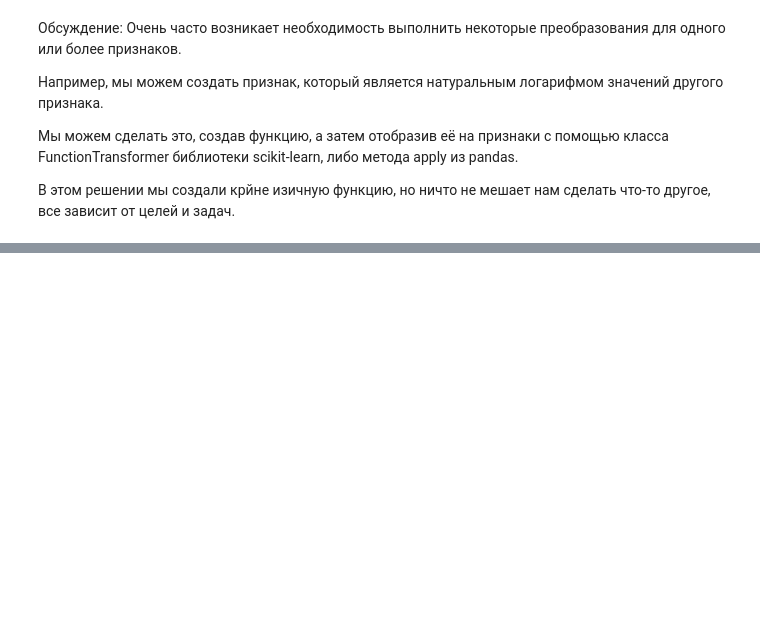
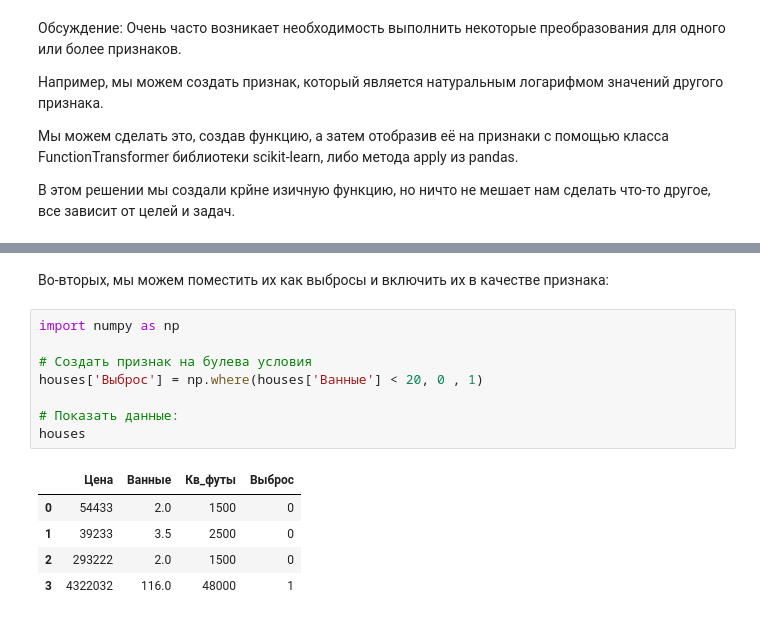
Before and after one commit to agregik/MachineLearning, a Jupyter notebook: machine_learning (4 part).ipynb, the cells around one changed output, grey strips where cells are left out. Saved outputs shown, nothing was run; the diff lists cells and outputs as text; blank space fills up the shorter version.

```diff
--- a/machine_learning (4 part).ipynb
+++ b/machine_learning (4 part).ipynb
@@ -333,0 +428,16 @@ df.apply(add_ten)
+# %% [markdown]
+Во-вторых, мы можем поместить их как выбросы и включить их в качестве признака:
+# %%
+import numpy as np
+
+# Создать признак на булева условия
+houses['Выброс'] = np.where(houses['Ванные'] < 20, 0 , 1)
+
+# Показать данные:
+houses
+# %% [output]
+|  | Цена | Ванные | Кв_футы | Выброс |
+| 0 | 54433 | 2.0 | 1500 | 0 |
+| 1 | 39233 | 3.5 | 2500 | 0 |
+| 2 | 293222 | 2.0 | 1500 | 0 |
+| 3 | 4322032 | 116.0 | 48000 | 1 |
```
Also changed, not shown: parts of 17 cells of this notebook.
